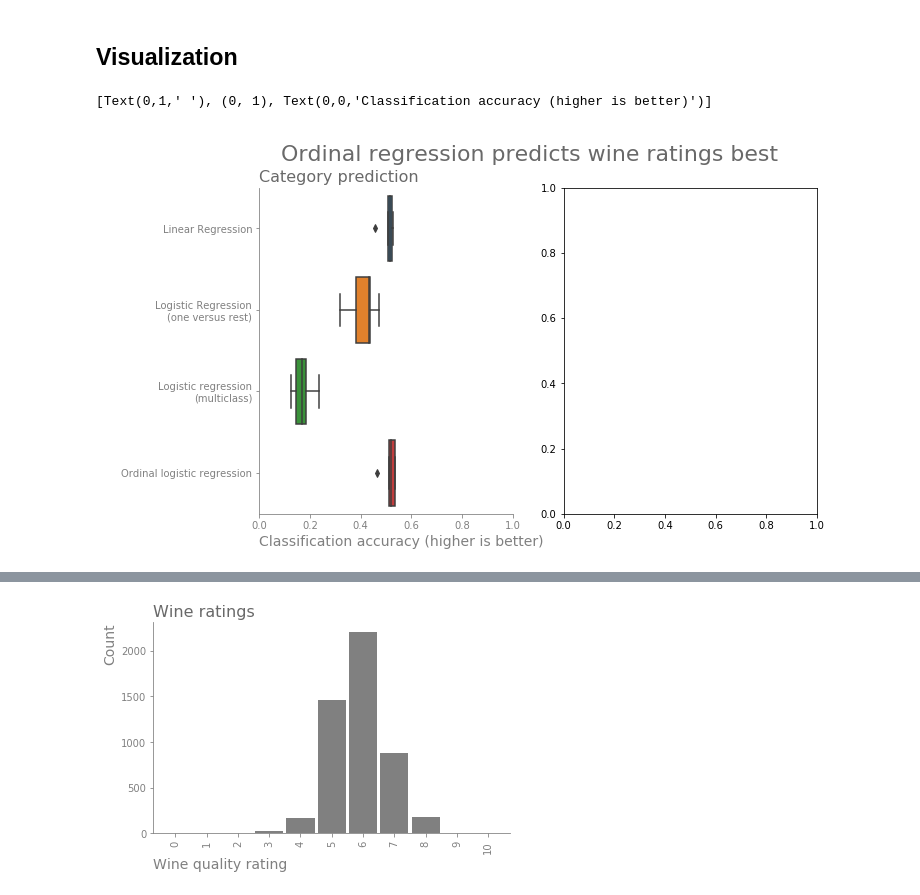
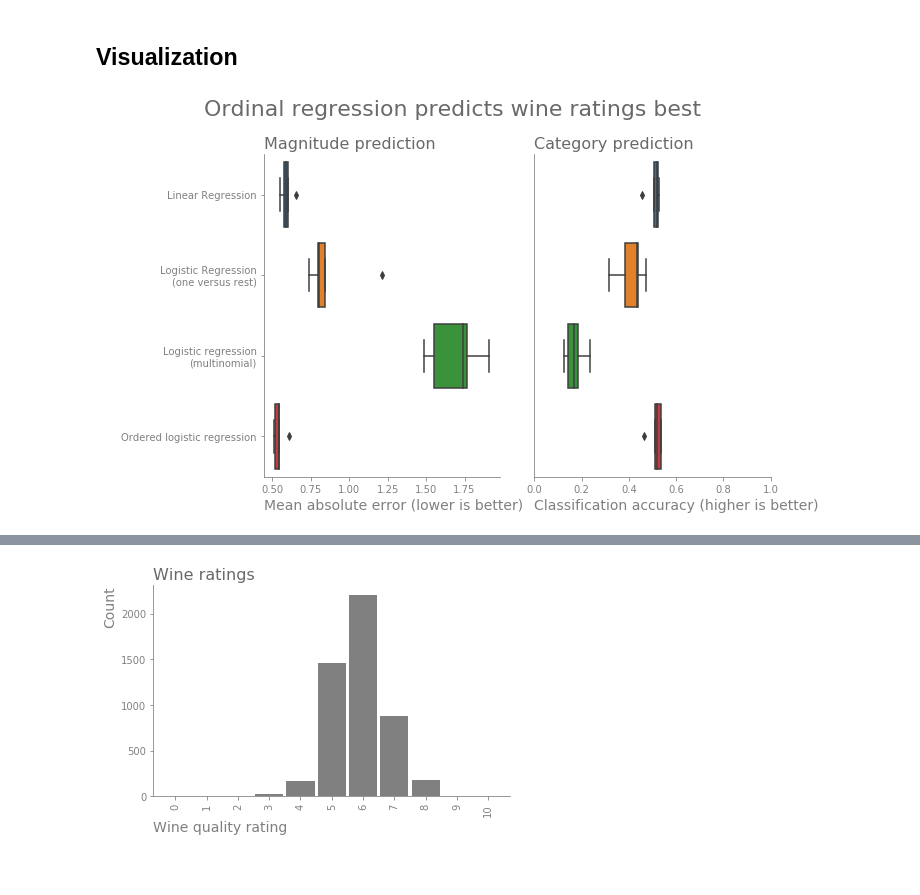
Before and after one commit to rikunert/ordinal_wine, a Jupyter notebook: wine_quality_evaluation.ipynb, the cells around one changed output, grey strips where cells are left out. Saved outputs shown, nothing was run; the diff lists cells and outputs as text; code cells hidden in the pictures; blank space fills up the shorter version.

```diff
--- a/wine_quality_evaluation.ipynb
+++ b/wine_quality_evaluation.ipynb
@@ -193,20 +193,30 @@ def nuss_style_fun(ax, title):
 # %%
 %matplotlib inline
 import seaborn as sns
 import matplotlib.pyplot as plt
 
 fig, axs = plt.subplots(ncols=2, figsize=[10, 6])
 fig.suptitle('Ordinal regression predicts wine ratings best\n\n',
             color='dimgrey',
              size=22)
 
-axs[0] = nuss_style_fun(ax=axs[0], title='\n\nCategory prediction')
+axs[0] = nuss_style_fun(ax=axs[0], title='\n\nMagnitude prediction')
 
-sns.boxplot(y=['Linear Regression', 'Logistic Regression\n(one versus rest)', 'Logistic regression\n(multiclass)', 'Ordinal logistic regression'],
-            x=[acc_linear, acc_1vR, acc_multi, acc_ordinal], ax=axs[0])
-axs[0].set(xlabel='Classification accuracy (higher is better)',
+sns.boxplot(y=['Linear Regression', 'Logistic Regression\n(one versus rest)', 'Logistic regression\n(multinomial)', 'Ordered logistic regression'],
+            x=[MAE_linear, MAE_1vR, MAE_multi, MAE_ordinal], ax=axs[0])
+axs[0].set(xlabel='Mean absolute error (lower is better)',
+      ylabel=' ')
+
+axs[1] = nuss_style_fun(ax=axs[1], title='\n\nCategory prediction')
+
+sns.boxplot(y=['Linear Regression', 'Logistic Regression\n(one versus rest)', 'Logistic regression\n(multinomial)', 'Ordered logistic regression'],
+            x=[acc_linear, acc_1vR, acc_multi, acc_ordinal], ax=axs[1])
+axs[1].set(xlabel='Classification accuracy (higher is better)',
       ylabel=' ',
       xlim=[0, 1])
+axs[1].get_yaxis().set_ticks([])
+
+fig.tight_layout()
+fig.savefig('wine_ratings_model_accuracy.png')
 # %% [output]
-[Text(0,1,' '), (0, 1), Text(0,0,'Classification accuracy (higher is better)')]
-[figure, old version]
+[figure, new version]
```
Also changed, not shown: parts of 5 cells of this notebook, 1 other file.
